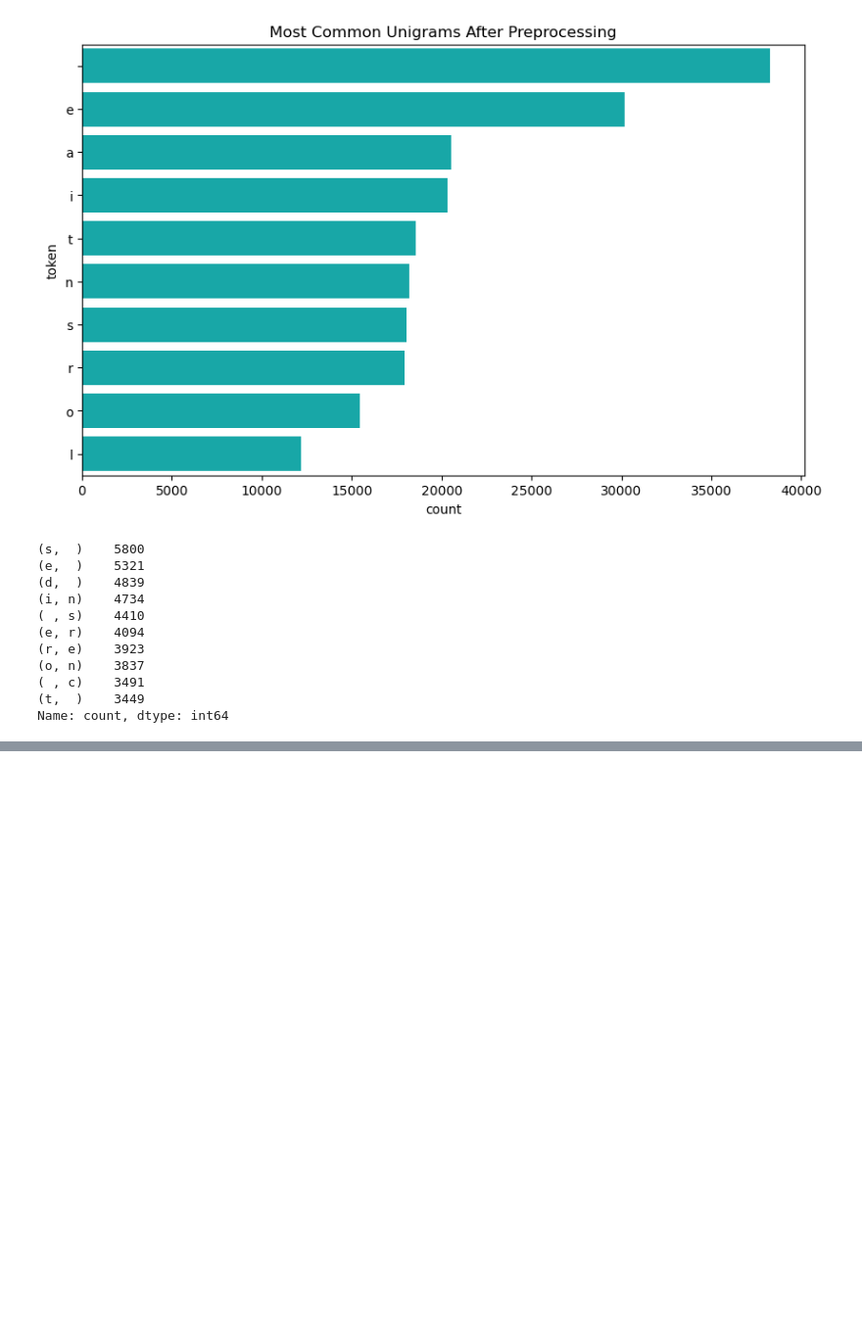
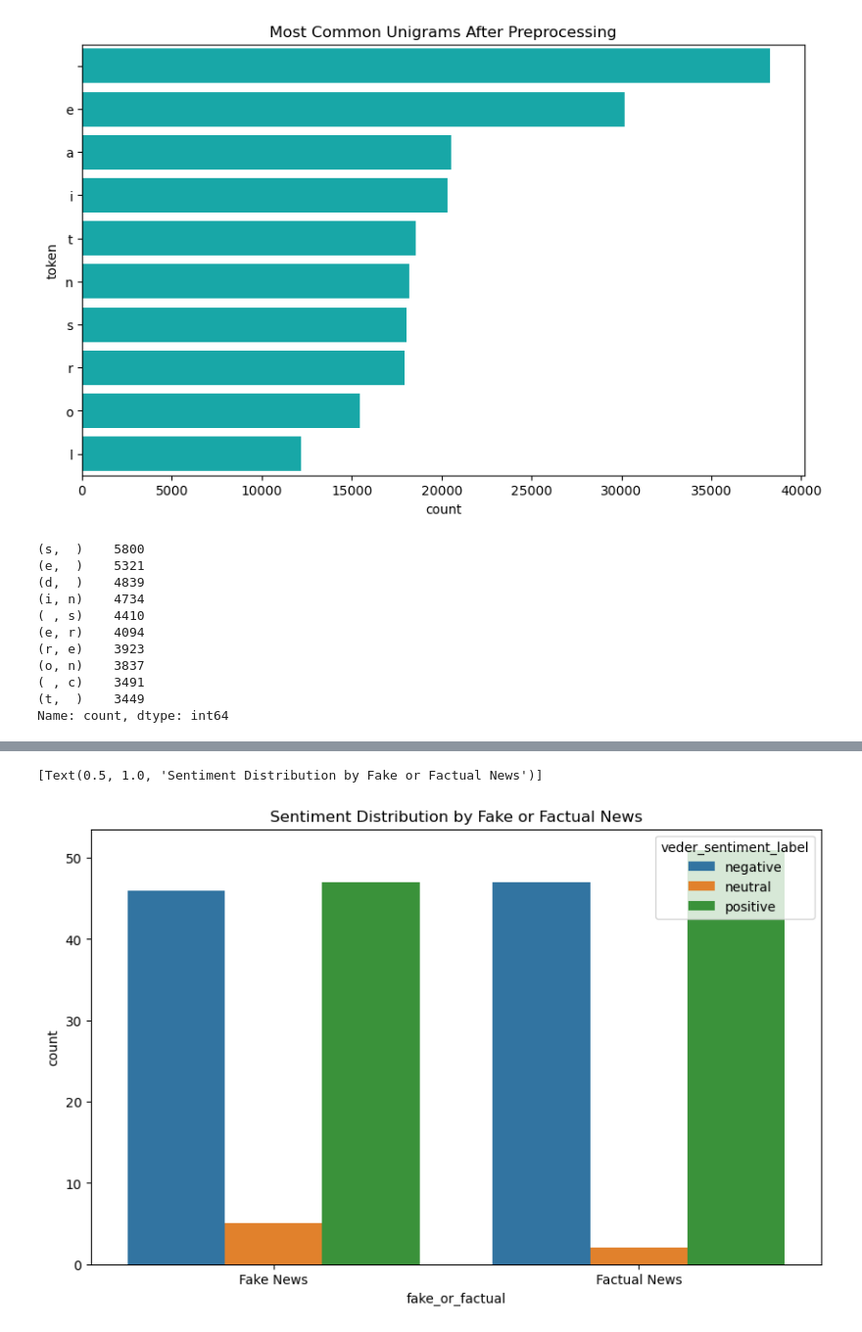
Before and after one commit to tanishav2/fake_news_classifier, a Jupyter notebook: main.ipynb, the cells around one changed output, grey strips where cells are left out. Shown at 98% size. Saved outputs shown, nothing was run; the diff lists cells and outputs as text; code cells hidden in the pictures; blank space fills up the shorter version.

```diff
--- a/main.ipynb
+++ b/main.ipynb
@@ -338,0 +372,9 @@ Name: count, dtype: int64
+# %%
+sns.countplot(
+    x = 'fake_or_factual',
+    hue = 'veder_sentiment_label',
+    data = data
+).set(title='Sentiment Distribution by Fake or Factual News')
+# %% [output]
+[Text(0.5, 1.0, 'Sentiment Distribution by Fake or Factual News')]
+[figure, added]
```
Also changed, not shown: parts of 7 cells of this notebook.
